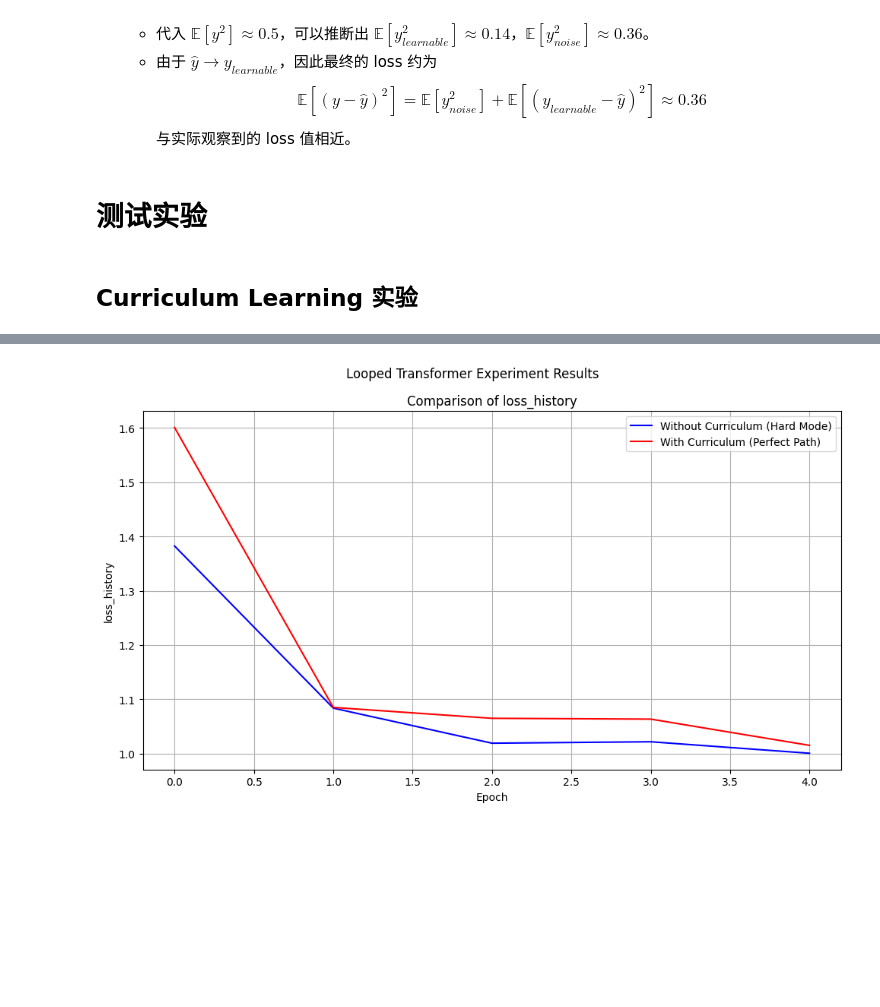
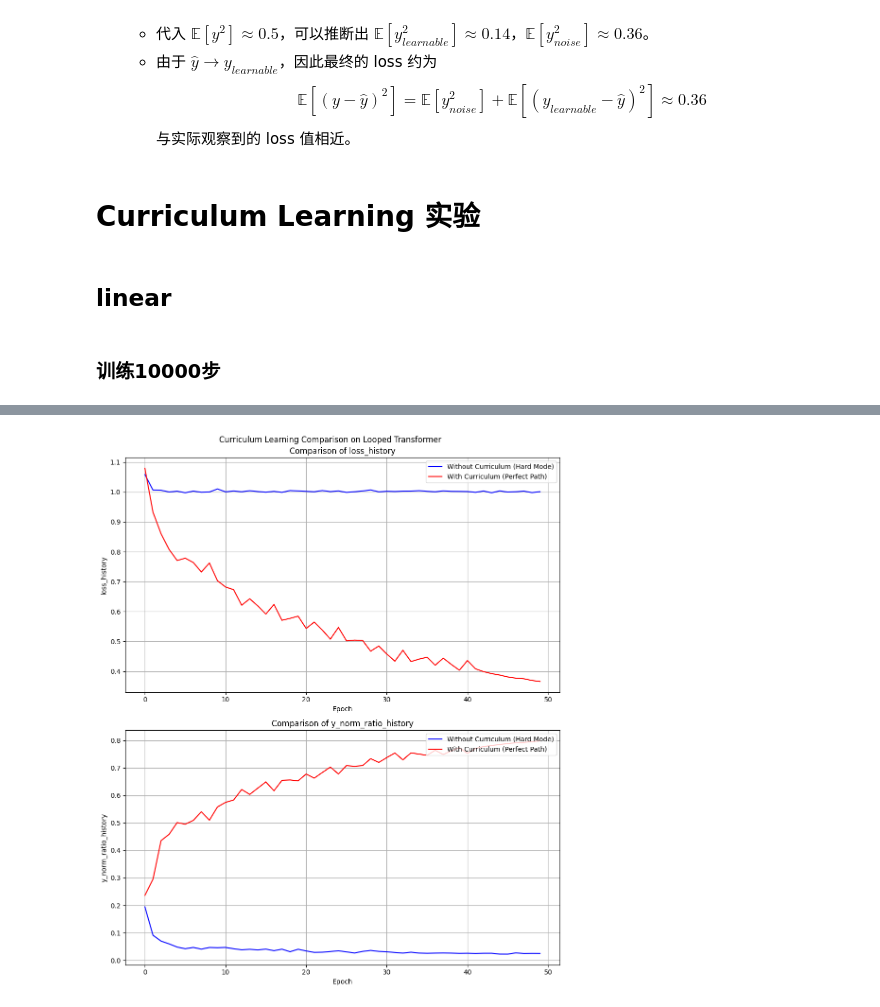
Before and after one commit to Bruce-lhq/looped-transformer-ablation-lab, a Jupyter notebook: Looped_Transformer.ipynb, the cells around one changed output, grey strips where cells are left out. Cells and saved outputs as stored; diff of their text form; code cells hidden in the pictures; blank space fills up the shorter version.

Commit message:
curriculum_learning实验完成，loss持续下降，终于破除了linear数据的叹息之墙

```diff
--- a/Looped_Transformer.ipynb
+++ b/Looped_Transformer.ipynb
@@ -423,6 +423,7 @@ class ToyModel(nn.Module):
         outputs = []
         if self.loop:
             self.probe.reset() # 每次前向传播前重置捕获的数据，避免混淆不同次前向传播的注意力矩阵
+            self.sink_metrics_probe.reset() # 同样重置 sink metrics 的捕获数据
             for i in range(current_blocks):
                 if i == b_0:
                     x= x.detach() # 释放前面的计算图
@@ -436,6 +437,8 @@ class ToyModel(nn.Module):
         else:
             for probe in self.probe:
                 probe.reset()
+            for sink_probe in self.sink_metrics_probe:
+                sink_probe.reset()
             for i, block in enumerate(self.transformer_block[:current_blocks]): # 只迭代当前有效层数，避免不必要的计算
                 if i == b_0:
                     x= x.detach() # 释放前面的计算图
@@ -1303,6 +1306,9 @@ class ExperimentTable:
                         axs_flat[index].set_title('Comparison of ' + metric)
                         axs_flat[index].legend(loc='upper right')
                         axs_flat[index].grid(True)
+                        # 为顶部留出 35% 的空间防止遮挡图例
+                        y_min, y_max = axs_flat[index].get_ylim()
+                        axs_flat[index].set_ylim(y_min, y_max + 0.35 * (y_max - y_min))
                         index += 1
                 else:
                     if baseline_index is not None and 0 <= baseline_index < self.num_experiments:
@@ -1360,6 +1366,12 @@ class ExperimentTable:
                         axs_flat[index].set_title(exp_name + ' - ' + ' and\n'.join(clean_result_list))
                         axs_flat[index].legend(loc='upper left')
                         axs_flat[index].grid(True)
+                        # 为顶部留出 35% 的空间防止遮挡图例
+                        y1_min, y1_max = axs_flat[index].get_ylim()
+                        axs_flat[index].set_ylim(y1_min, y1_max + 0.35 * (y1_max - y1_min))
+                        if num_metrics > split_idx:
+                            y2_min, y2_max = ax_twin.get_ylim()
+                            ax_twin.set_ylim(y2_min, y2_max + 0.35 * (y2_max - y2_min))
                         index += 1
             elif x == 'experiment': # 表示画不同实验对比的柱状图
                 exp_names = [self.init_parameters[i].get('experiment_name', f'Experiment {i+1}') for i in range(self.num_experiments)]
@@ -1785,11 +1799,12 @@ Experiment 1/1 completed.
       $$\mathbb{E}[(y-\hat{y})^2] = \mathbb{E}[y_{noise}^2] + \mathbb{E}[(y_{learnable}-\hat{y})^2] \approx 0.36$$
       与实际观察到的 loss 值相近。
 # %% [markdown]
-# 测试实验
+# Curriculum Learning 实验
 # %% [markdown]
-## Curriculum Learning 实验
+## linear
+# %% [markdown]
+### 训练10000步
 # %%
-# === 1 分钟极速验证配置 ===
 manual_config = dict(
     # 任务基础配置
     data_type='linear',
@@ -1804,7 +1819,7 @@ manual_config = dict(
     num_heads=8,
     pe_type=['learned_ape'],
 
-    # 核心物理机制配置 (刚刚修复的全部成果！)
+    # 核心物理机制配置
     x_init='zero',               # 绝对零起点
     init_std='auto',             # 方差自适应 (1/sqrt(256))
     residual_gate=(1, 1),        # 标准注入
@@ -1817,9 +1832,9 @@ manual_config = dict(
     seq_weight_decay=1.0,        # 关闭时间步惩罚
     scheduler_type=None,         # 恒定学习率
 
-    # 极速运行控制 (总计 100 个 batch，预计耗时 40-60 秒)
-    epochs=5,
-    steps_per_epoch=20,
+    # 运行控制
+    epochs=50,
+    steps_per_epoch=200,
     print_every=1,
 
     scheduled_training=True      # 开启 b 的 Kick-start
@@ -1863,2 +1878,2 @@ Training completed in 30.95 seconds.
 Experiment 2/2 completed.
-[figure, old version]
+[figure, new version]
```
Also changed, not shown: parts of 16 cells of this notebook, 3 other files.
